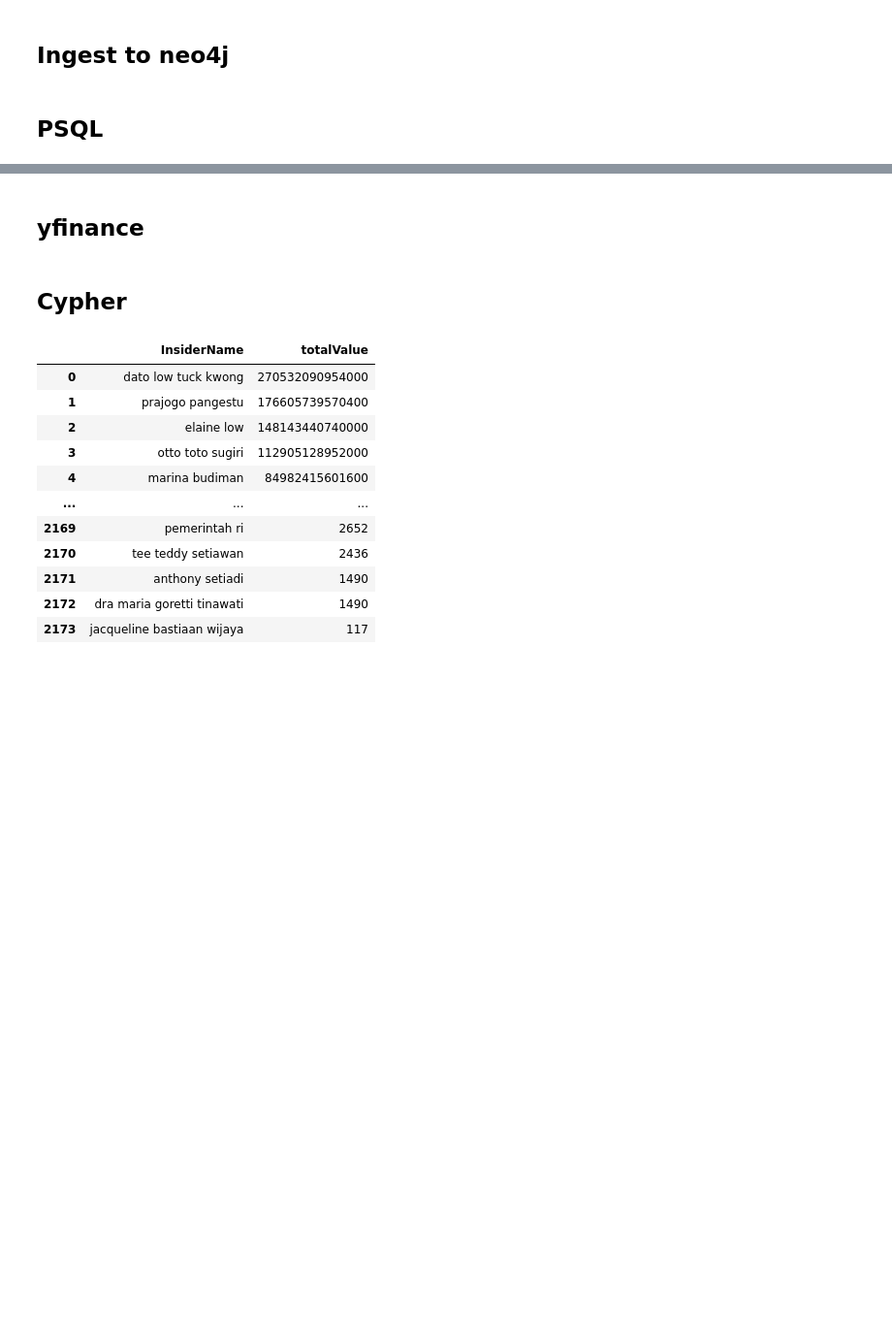
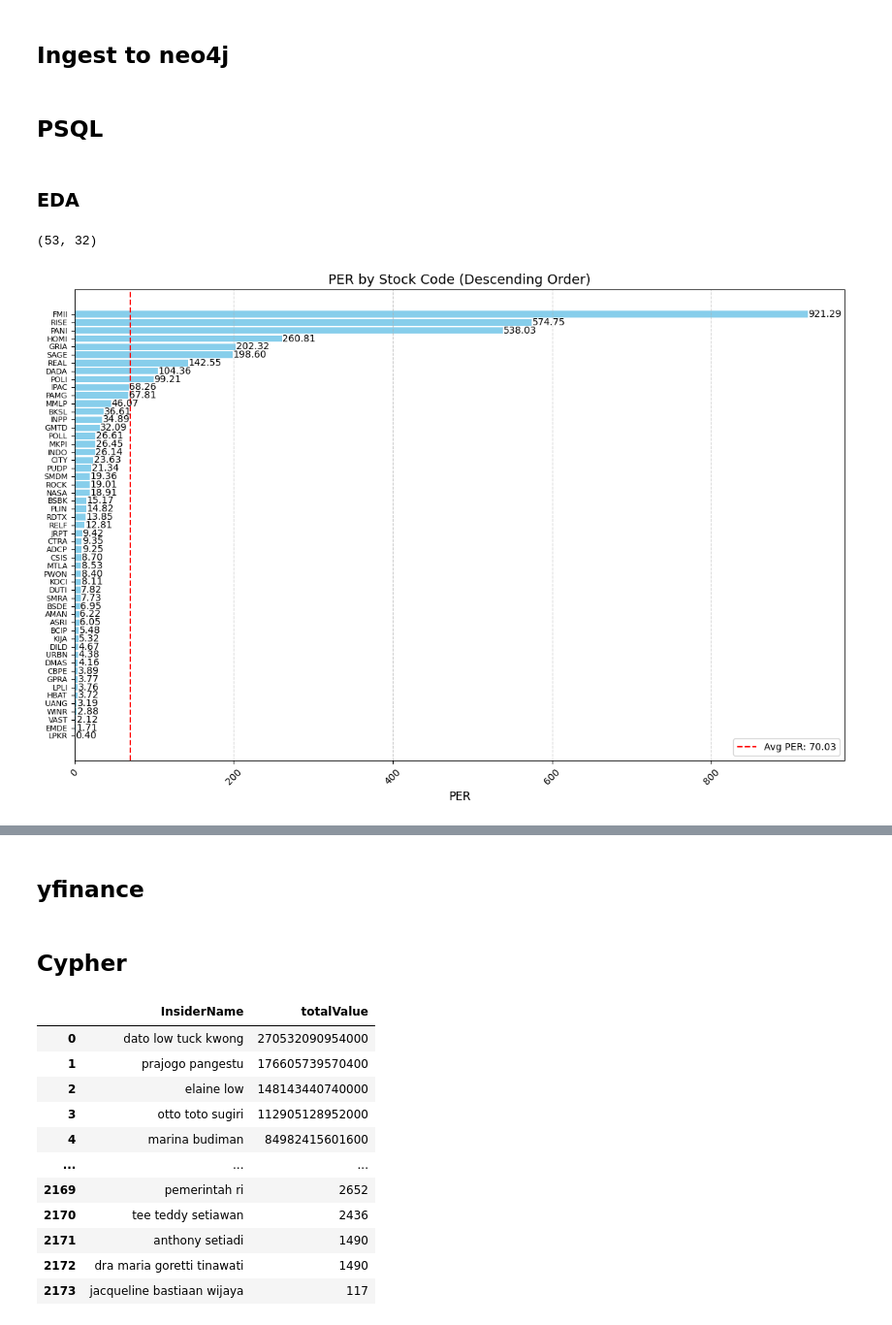
Before and after one commit to nichsedge/idx-bei, a Jupyter notebook: python/main.ipynb, the cells around one changed output, grey strips where cells are left out. Shown at 97% size. Saved outputs shown, nothing was run; the diff lists cells and outputs as text; code cells hidden in the pictures; blank space fills up the shorter version.

```diff
--- a/python/main.ipynb
+++ b/python/main.ipynb
@@ -431,3 +431,67 @@ def main():
 df = main()
 # %%
 df.sort_values(by='assets', ascending=False).head(10)
+# %% [markdown]
+### EDA
+# %%
+df = pd.read_sql('''
+select *
+from financial_ratios
+where industry = (select industry
+from financial_ratios
+where code = 'BSDE') and per > 0
+''', engine)
+# %%
+df.shape
+# %% [output]
+(53, 32)
+# %%
+import pandas as pd
+import matplotlib.pyplot as plt
+
+# Assuming your DataFrame is already in `df`
+df['per'] = pd.to_numeric(df['per'], errors='coerce')  # ensure 'per' is numeric
+df = df.dropna(subset=['per'])  # drop rows where 'per' is NaN
+
+# Sort by 'per' descending
+df_sorted = df.sort_values(by='per', ascending=False)
+
+# Extract data
+tickers = df_sorted['code']
+per_values = df_sorted['per'].round(2)
+avg_per = per_values.mean()
+
+# Create the plot with a larger figure size
+plt.figure(figsize=(12, 8))
+
+# Horizontal bar chart
+bars = plt.barh(tickers, per_values, color='skyblue')
+
+# Add value labels to bars
+for bar, value in zip(bars, per_values):
+    plt.text(value + 0.5, bar.get_y() + bar.get_height() / 2, f'{value:.2f}', va='center', fontsize=10)
+
+# Invert Y-axis to show highest PER on top
+plt.gca().invert_yaxis()
+
+# Draw a vertical line for average PER
+plt.axvline(avg_per, color='red', linestyle='--', label=f'Avg PER: {avg_per:.2f}')
+
+# Add gridlines, labels, and title
+plt.grid(True, axis='x', linestyle='--', alpha=0.6)
+plt.xlabel('PER', fontsize=12)
+plt.title('PER by Stock Code (Descending Order)', fontsize=14)
+plt.xticks(fontsize=10)
+plt.yticks(fontsize=8)
+
+# Rotate x-tick labels for better readability (if needed)
+plt.xticks(rotation=45)
+
+# Show the average PER line and adjust layout for spacing
+plt.legend(fontsize=10)
+plt.tight_layout()
+
+# Show the plot
+plt.show()
+# %% [output]
+[figure, added]
```
Also changed, not shown: parts of 1 cell of this notebook, 4 other files.
